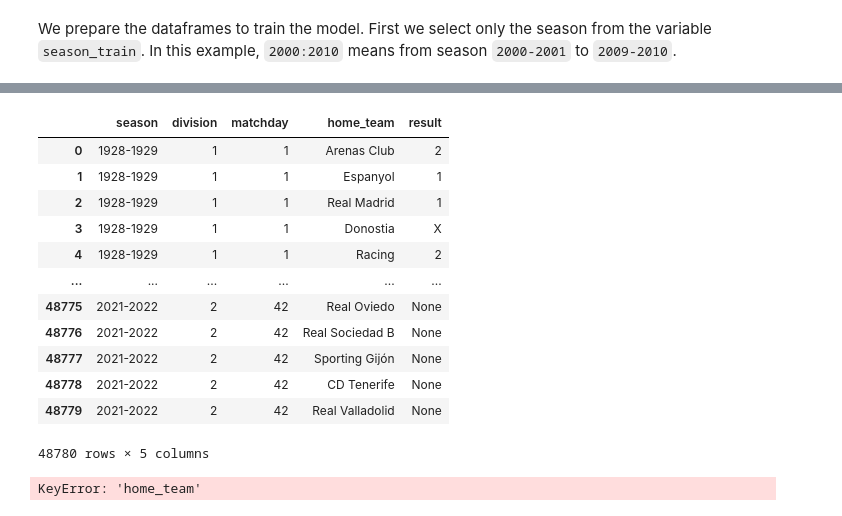
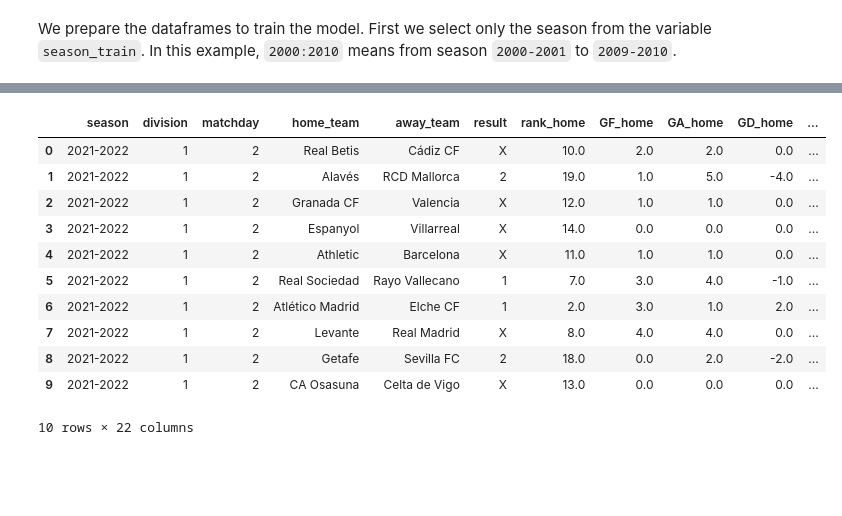
Before and after one commit to mariajinxue/la-quiniela, a Jupyter notebook: analysis/ModelAnalysis.ipynb, the cells around one changed output, grey strips where cells are left out. Cells and saved outputs as stored; diff of their text form; code cells hidden in the pictures; blank space fills up the shorter version.

```diff
--- a/analysis/ModelAnalysis.ipynb
+++ b/analysis/ModelAnalysis.ipynb
@@ -178,6 +167,6 @@ y_train = df_train['result']
 # %%
-def select_data(df):
+def select_data(df, season, division, matchday):
     df_test = df[(df["season"] == season) &
-                         (df["division"] == division) &
-                         (df["matchday"] == matchday)]
+                (df["division"] == division) &
+                (df["matchday"] == matchday)]
     return df_test
@@ -188,21 +173,20 @@ df_games_visitor_test = select_data(df_games_visitor)
-# %%
-df_games_home
-# %% [output]
-|  | season | division | matchday | home_team | result |
-| 0 | 1928-1929 | 1 | 1 | Arenas Club | 2 |
-| 1 | 1928-1929 | 1 | 1 | Espanyol | 1 |
-| 2 | 1928-1929 | 1 | 1 | Real Madrid | 1 |
-| 3 | 1928-1929 | 1 | 1 | Donostia | X |
-| 4 | 1928-1929 | 1 | 1 | Racing | 2 |
-| ... | ... | ... | ... | ... | ... |
-| 48775 | 2021-2022 | 2 | 42 | Real Oviedo | None |
-| 48776 | 2021-2022 | 2 | 42 | Real Sociedad B | None |
-| 48777 | 2021-2022 | 2 | 42 | Sporting Gijón | None |
-| 48778 | 2021-2022 | 2 | 42 | CD Tenerife | None |
-| 48779 | 2021-2022 | 2 | 42 | Real Valladolid | None |
-48780 rows × 5 columns
+# %%
+df_teams_test = select_data(df_teams, season, division, matchday)
+df_games_test = select_data(df_games, season, division, matchday)
 # %%
-df_test_home = merge_and_clean_home(df_games_home_test, df_teams_test)
-df_test_away = merge_and_clean_visitor(df_games_visitor_test, df_teams_test)
+df_test = merge_and_clean_home(df_games_test,df_teams_test)
+df_test = merge_and_clean_visitor(df_test, df_teams_test)
+df_test
 # %% [output]
+|  | season | division | matchday | home_team | away_team | result | rank_home | GF_home | GA_home | GD_home | ... |
+| 0 | 2021-2022 | 1 | 2 | Real Betis | Cádiz CF | X | 10.0 | 2.0 | 2.0 | 0.0 | ... |
+| 1 | 2021-2022 | 1 | 2 | Alavés | RCD Mallorca | 2 | 19.0 | 1.0 | 5.0 | -4.0 | ... |
+| 2 | 2021-2022 | 1 | 2 | Granada CF | Valencia | X | 12.0 | 1.0 | 1.0 | 0.0 | ... |
+| 3 | 2021-2022 | 1 | 2 | Espanyol | Villarreal | X | 14.0 | 0.0 | 0.0 | 0.0 | ... |
+| 4 | 2021-2022 | 1 | 2 | Athletic | Barcelona | X | 11.0 | 1.0 | 1.0 | 0.0 | ... |
+| 5 | 2021-2022 | 1 | 2 | Real Sociedad | Rayo Vallecano | 1 | 7.0 | 3.0 | 4.0 | -1.0 | ... |
+| 6 | 2021-2022 | 1 | 2 | Atlético Madrid | Elche CF | 1 | 2.0 | 3.0 | 1.0 | 2.0 | ... |
+| 7 | 2021-2022 | 1 | 2 | Levante | Real Madrid | X | 8.0 | 4.0 | 4.0 | 0.0 | ... |
+| 8 | 2021-2022 | 1 | 2 | Getafe | Sevilla FC | 2 | 18.0 | 0.0 | 2.0 | -2.0 | ... |
+| 9 | 2021-2022 | 1 | 2 | CA Osasuna | Celta de Vigo | X | 13.0 | 0.0 | 0.0 | 0.0 | ... |
-KeyError: 'home_team'
+10 rows × 22 columns
```
Also changed, not shown: parts of 19 cells of this notebook.
